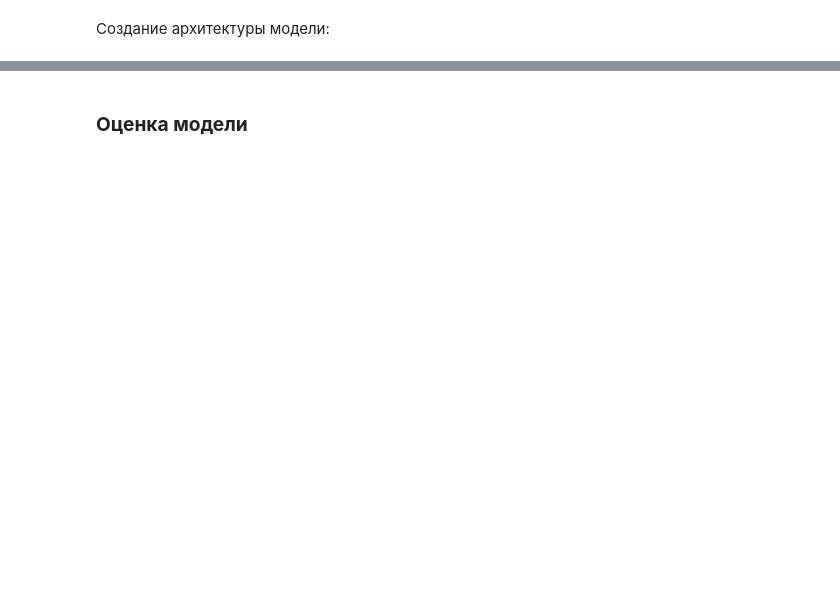
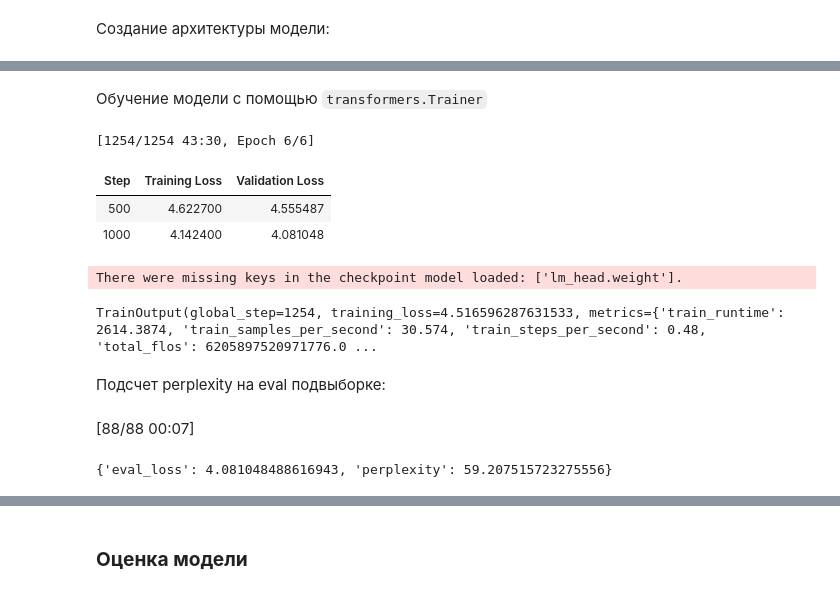
Before and after one commit to Evzett/pretrainLLM, a Jupyter notebook: pretrained_llm.ipynb, the cells around one changed output, grey strips where cells are left out. Cells and saved outputs as stored; diff of their text form; code cells hidden in the pictures; blank space fills up the shorter version.

Commit message:
Pretrained языковая модель

```diff
--- a/pretrained_llm.ipynb
+++ b/pretrained_llm.ipynb
@@ -18,7 +42,7 @@ NVIDIA GeForce RTX 4060 Laptop GPU
 from pathlib import Path
 
 
-PATH = "RussianNovels-master\corpus"
+PATH = "/home/ubuntu/pretrainLLM/RussianNovels-master/corpus"
 
 texts = [
 ]
@@ -281,7 +316,7 @@ config = GPT2Config(
     n_positions=seq_len,
     n_ctx=seq_len,
     n_embd=256,
-    n_layer=10,
+    n_layer=16,
     n_head=8,
     bos_token_id=bos_id,
     eos_token_id=eos_id,
@@ -295,33 +345,47 @@ W0509 18:50:42.549000 26952 site-packages\torch\distributed\elastic\multiprocess
+# %% [markdown]
+Обучение модели с помощью `transformers.Trainer`
 # %%
 from transformers import Trainer, TrainingArguments, default_data_collator
 
 args = TrainingArguments(
     output_dir="out",
     per_device_train_batch_size=8,
     gradient_accumulation_steps=8,
     learning_rate=5e-4,
-    num_train_epochs=2,
+    num_train_epochs=6,
     load_best_model_at_end=True,
     fp16=torch.cuda.is_available(),
     logging_steps=50,
     save_steps=500,
-    evaluation_strategy="steps",
+    eval_strategy="steps",
     eval_steps=500,
     report_to="none",
 )
 
 trainer = Trainer(
     model=model,
     args=args,
     train_dataset=train_ds,
     eval_dataset=eval_ds,
     data_collator=default_data_collator,
 )
 
 trainer.train()
+# %% [output]
+[1254/1254 43:30, Epoch 6/6]
+| Step | Training Loss | Validation Loss |
+| 500 | 4.622700 | 4.555487 |
+| 1000 | 4.142400 | 4.081048 |
+There were missing keys in the checkpoint model loaded: ['lm_head.weight'].
+TrainOutput(global_step=1254, training_loss=4.516596287631533, metrics={'train_runtime': 2614.3874, 'train_samples_per_second': 30.574, 'train_steps_per_second': 0.48, 'total_flos': 6205897520971776.0 ...
+# %% [markdown]
+Подсчет perplexity на eval подвыборке:
 # %%
 import math
 
 metrics = trainer.evaluate()
 perplexity = math.exp(metrics["eval_loss"]) if "eval_loss" in metrics else None
 print({"eval_loss": metrics.get("eval_loss"), "perplexity": perplexity})
+# %% [output]
+[88/88 00:07]
+{'eval_loss': 4.081048488616943, 'perplexity': 59.207515723275556}
```
Also changed, not shown: parts of 26 cells of this notebook.
